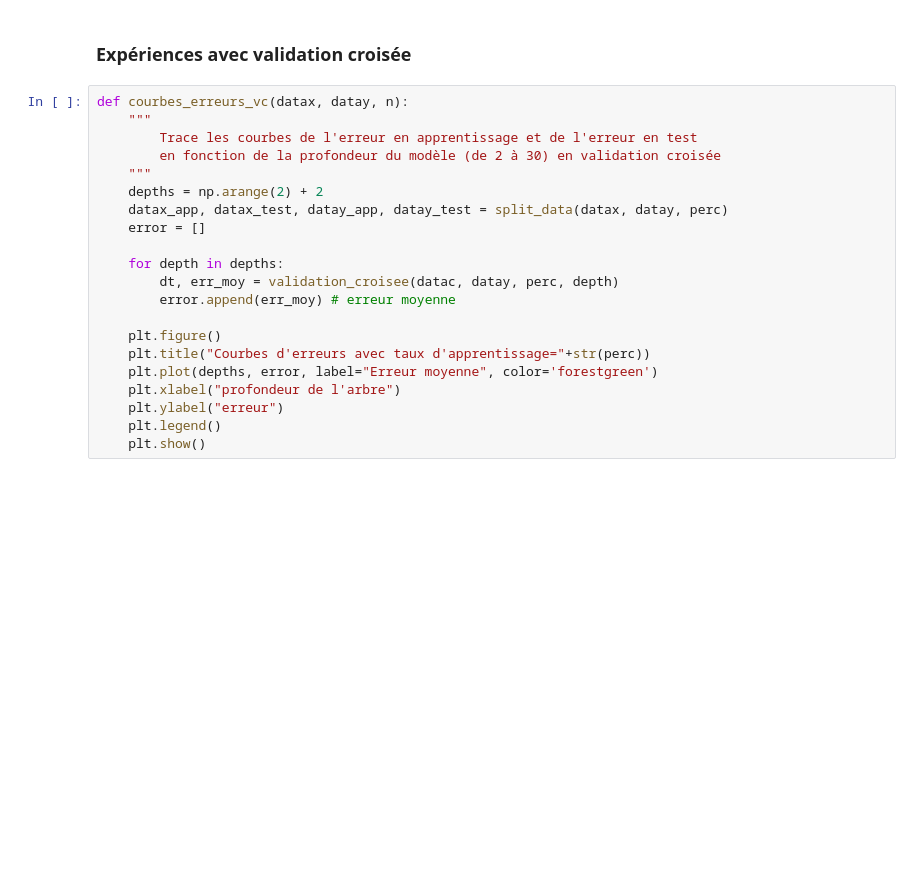
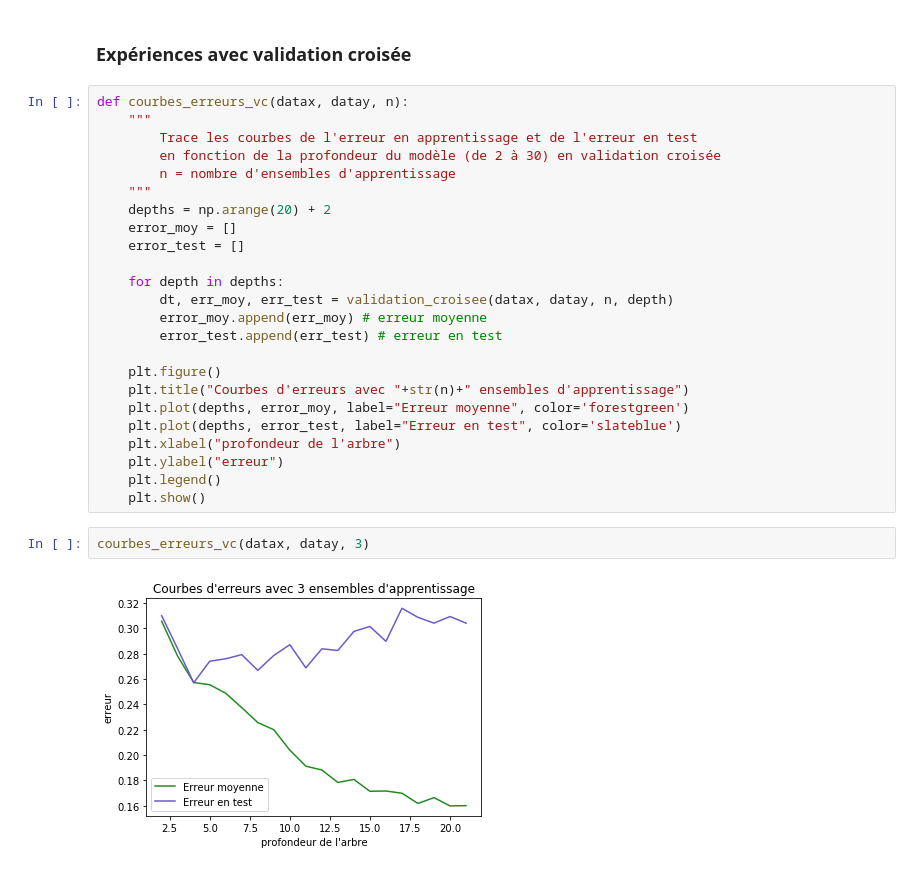
Before and after one commit to Colinelcx/ML, a Jupyter notebook: TME1-DecisionTrees/tme1.ipynb, the cells around one changed output. Saved outputs shown, nothing was run; the diff lists cells and outputs as text; blank space fills up the shorter version.

```diff
--- a/TME1-DecisionTrees/tme1.ipynb
+++ b/TME1-DecisionTrees/tme1.ipynb
@@ -302,19 +346,26 @@ def courbes_erreurs_vc(datax, datay, n):
     """
         Trace les courbes de l'erreur en apprentissage et de l'erreur en test
         en fonction de la profondeur du modèle (de 2 à 30) en validation croisée
+        n = nombre d'ensembles d'apprentissage
     """
-    depths = np.arange(2) + 2
-    datax_app, datax_test, datay_app, datay_test = split_data(datax, datay, perc)
-    error = []
+    depths = np.arange(20) + 2
+    error_moy = []
+    error_test = []
 
     for depth in depths:
-        dt, err_moy = validation_croisee(datac, datay, perc, depth)
-        error.append(err_moy) # erreur moyenne
+        dt, err_moy, err_test = validation_croisee(datax, datay, n, depth)
+        error_moy.append(err_moy) # erreur moyenne
+        error_test.append(err_test) # erreur en test
 
     plt.figure()
-    plt.title("Courbes d'erreurs avec taux d'apprentissage="+str(perc))
-    plt.plot(depths, error, label="Erreur moyenne", color='forestgreen')
+    plt.title("Courbes d'erreurs avec "+str(n)+" ensembles d'apprentissage")
+    plt.plot(depths, error_moy, label="Erreur moyenne", color='forestgreen')
+    plt.plot(depths, error_test, label="Erreur en test", color='slateblue')
     plt.xlabel("profondeur de l'arbre")
     plt.ylabel("erreur")
     plt.legend()
     plt.show()
+# %%
+courbes_erreurs_vc(datax, datay, 3)
+# %% [output]
+[figure, added]
```
Also changed, not shown: parts of 13 cells of this notebook, 20 other files.
